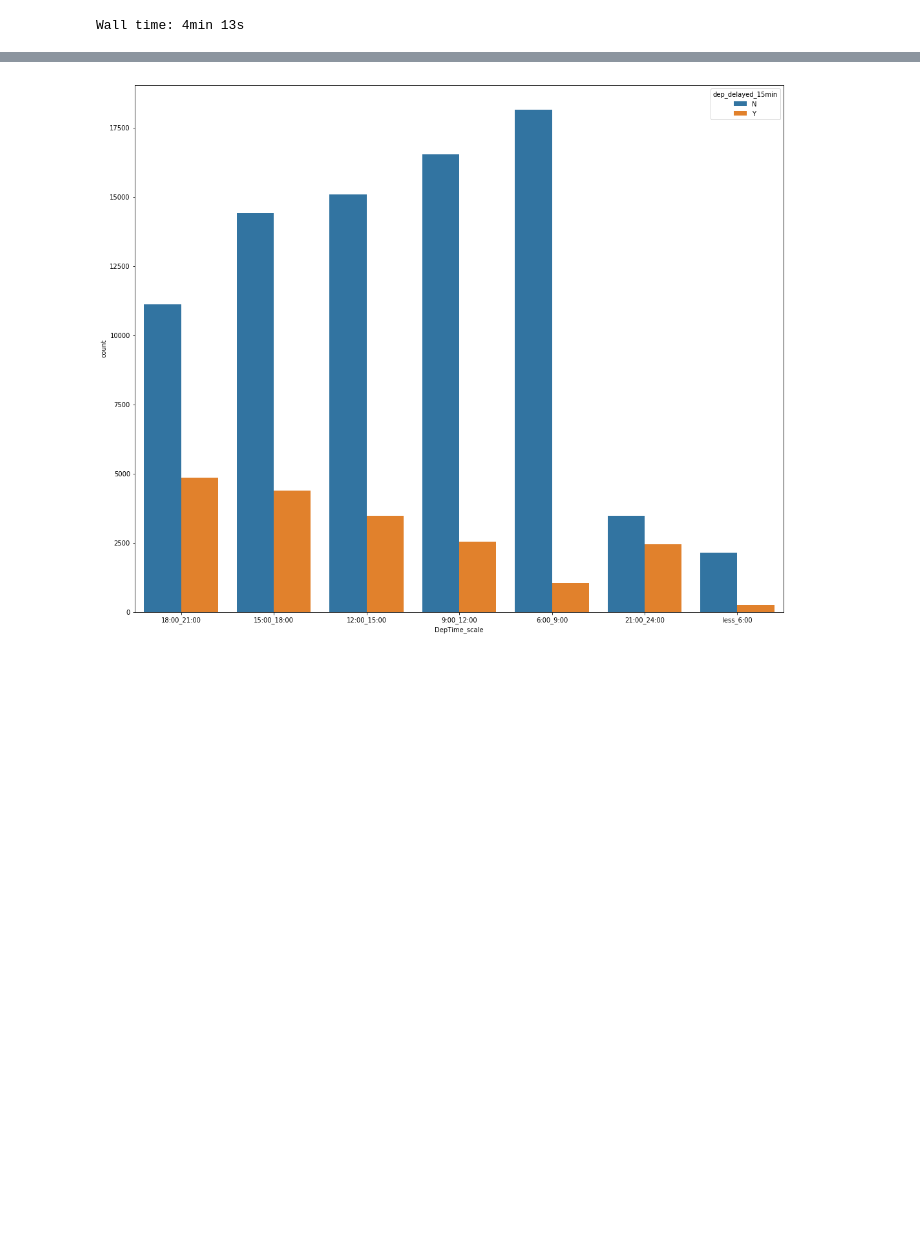
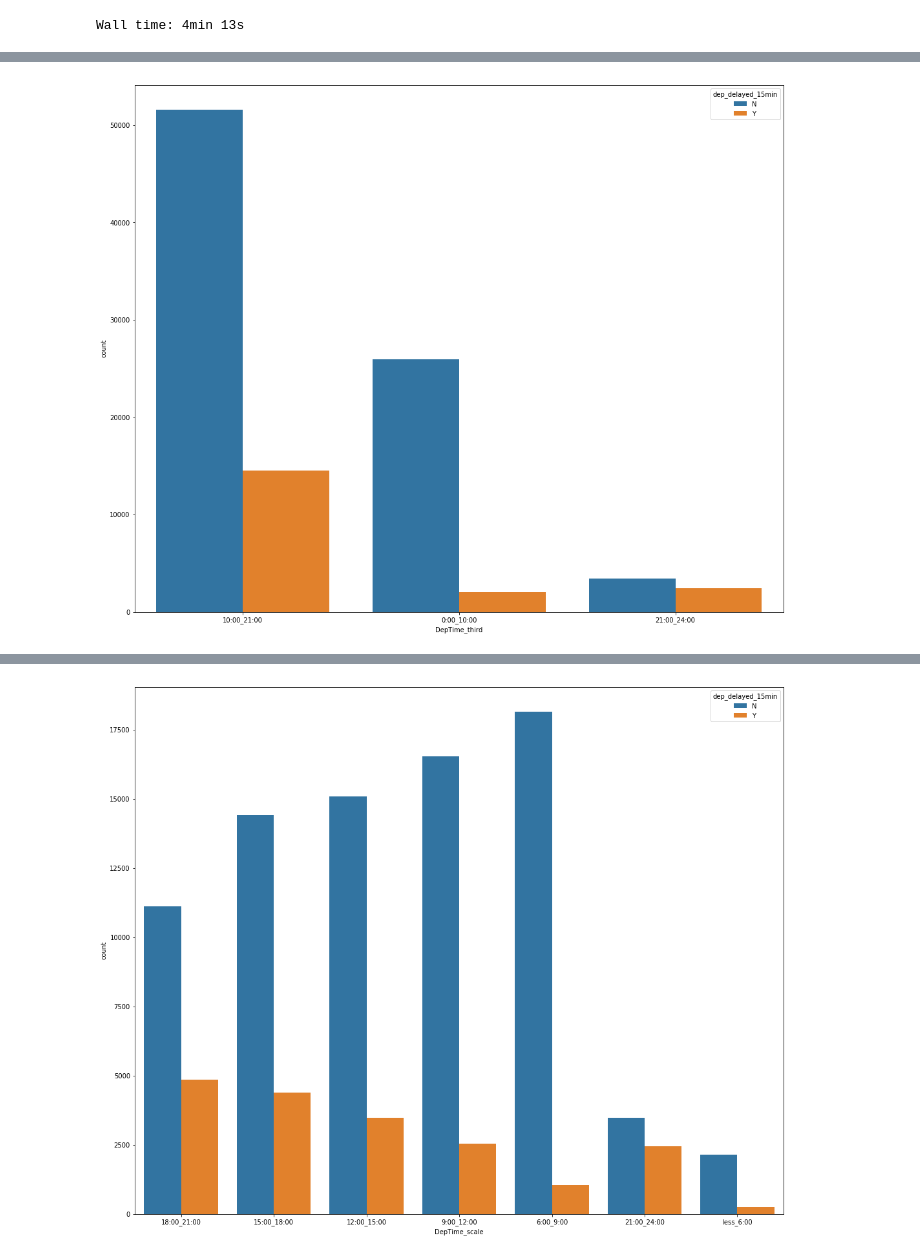
Before and after one commit to maxsaprykin/MLClass, a Jupyter notebook: hw10/hw10_session3_flight_delays_kaggle.ipynb, the cells around one changed output, grey strips where cells are left out. Drawn from its saved outputs; the diff is of its cells as text; code cells hidden in the pictures; blank space fills up the shorter version.

```diff
--- a/hw10/hw10_session3_flight_delays_kaggle.ipynb
+++ b/hw10/hw10_session3_flight_delays_kaggle.ipynb
@@ -184,3 +204,17 @@ Wall time: 3min 22s
 # %%
 #Добавляем признак Маршрут
 full['Route'] = full['Origin'] + '-' + full['Dest']
+# %%
+%%time
+rows_list = []
+for index, row in tqdm(train.iterrows(), total = 100000):
+    if (row['DepTime'] <= 1000):
+        row['DepTime_third'] = '0:00_10:00'
+    elif ((row['DepTime'] > 1000) and (row['DepTime'] <= 2100)):
+        row['DepTime_third'] = '10:00_21:00'
+    elif ((row['DepTime'] > 2100) and (row['DepTime'] <= 2400)):
+        row['DepTime_third'] = '21:00_24:00'
+    rows_list.append(row)
+temp_full_df = pd.DataFrame(rows_list)
+temp_full_df.head()
+train = temp_full_df
@@ -187,3 +223,7 @@ full['Route'] = full['Origin'] + '-' + full['Dest']
+# %%
+sns.countplot(x='DepTime_third', hue='dep_delayed_15min', data=train);
+# %% [output]
+[figure, added]
 # %%
 %%time
 rows_list = []
```
Also changed, not shown: parts of 19 cells of this notebook.
